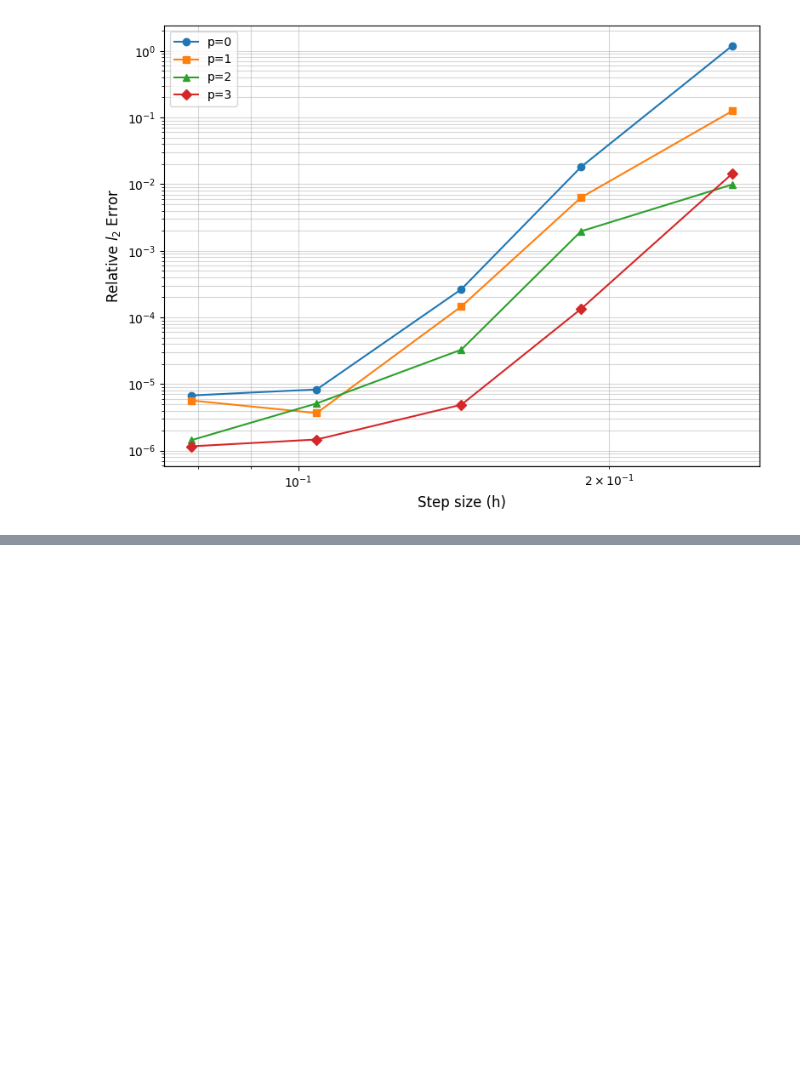
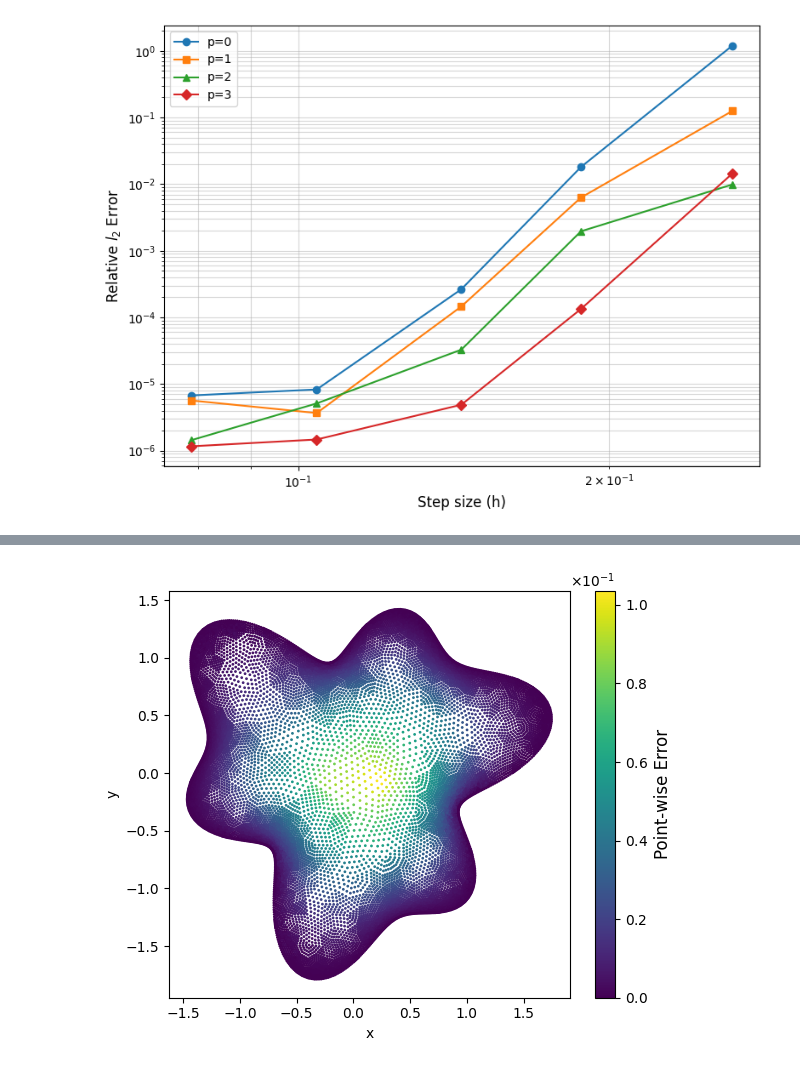
Before and after one commit to wooodswu/one_shot_by_RFM, a Jupyter notebook: mycode/rfm_nonlinear_poisson/RFM_FD_PoU_nonlinear.ipynb, the cells around one changed output, grey strips where cells are left out. Saved outputs shown, nothing was run; the diff lists cells and outputs as text; code cells hidden in the pictures; blank space fills up the shorter version.

```diff
--- a/mycode/rfm_nonlinear_poisson/RFM_FD_PoU_nonlinear.ipynb
+++ b/mycode/rfm_nonlinear_poisson/RFM_FD_PoU_nonlinear.ipynb
@@ -1916,0 +2379,98 @@ The PostScript backend does not support transparency; partially transparent arti
+# %%
+
+key = 100
+np.random.seed(key)
+torch.manual_seed(key)
+torch.cuda.manual_seed_all(key)
+
+hidden_size = 20
+Phi = PhiNet(input_size=1, hidden_size=hidden_size, output_size=1).to(device) #
+Phi.initi()
+Phi = Phi.double()
+
+# u_func = lambda x, y: x * np.cos(y)
+# f_func = lambda x, y: 0 * np.cos(y) + x * np.cos(y)
+# g_func = lambda x, y: x * np.cos(y)
+# #===========================================================
+# #==================== Evaluate points Y ====================
+# #===========================================================
+data = loadmat('./data/mydata_100_pdetool_15689.mat') # sigma2 = 0.1, l = 0.25
+
+p,f_0,u_0,f_new,u_new, index_in,index_bc = data['p'],data['f_0'],data['u_0'],data['F'],data['U'],data['in'],data['bc']  # sigma = 1, l = 0.25
+index_in, index_bc = (index_in - 1).reshape(-1),(index_bc - 1).reshape(-1) # matlab to python index
+# print(u_0.shape, f_0.shape, p.shape,f_new.shape) # (914, 1) (914, 1)
+torchdtype = torch.float64
+Y = p
+M = Y.shape[0]
+M2 = index_bc.shape[0]# 生成样本点已经给定
+M1 = M - M2
+# # print(index_in.shape, index_bc.shape)
+testnum = 0
+Yin,Yb = Y[index_in,:],Y[index_bc,:] # interior and boundary points
+Y = np.concatenate([Yin,Yb],axis=0)
+f_func = f_new[index_in,testnum]
+g_func = u_new[index_bc,testnum]
+order = 3
+K = 150
+reg = 1e-14
+u_true = u_new[:,testnum]
+u_true = np.concatenate([u_true[index_in,None],u_true[index_bc,None]],axis=0)
+# #===========================================================
+# #==================== Source points X ====================
+# #===========================================================
+
+N_patch_grid = 5
+N_local_per_patch = 200
+N_boundary = 400
+R_ptch = 0.8
+mode = "c-rbf-pum"
+# generate points
+X_inner, X_boundary, _, _ , _ = generator_points_star(
+N_patch_grid, N_local_per_patch, N_boundary, R_ptch, mode)
+print(f"X_inner.shape: {X_inner.shape[0]}, X_boundary.shape:{X_boundary.shape[0]}")
+X = np.vstack([X_inner, X_boundary])
+
+C, R, info = generate_patches_star_2d(X,target_n=100,delta=0.2,safety=1.2,margin=0.05,max_iter=10)
+ptch = {
+    "C": C,
+    "R": R
+}
+# # ===========================================================
+newton_opt={"maxiter": 20, "tol": 1e-13, "damping": 1e-12, "linearstep": 1}
+
+if order == 0:
+    UY,LI,Lx,Ly,L = rfm_fd_pou_solve_nonlinear_poisson(ptch, X, Yin, Yb, f_func, g_func, Phi, reg, newton_opt)
+else:
+    UY,LI,Lx,Ly,L = rfm_fd_pou_poly_solve_nonlinear_poisson(ptch, X, Yin, Yb, f_func, g_func, Phi, reg, order, newton_opt)
+
+print("p = ", order, "u_true.shape: ",u_true.shape)
+error = np.abs(UY - u_true)#/np.abs(u_true + 1e-6)
+print(error.max().item())
+print(error[M1:,:].max().item())
+
+print(f'L infity error in u: {error.max().item():.3e}')
+error_u = np.linalg.norm(UY - u_true, 2) / np.linalg.norm(u_true, 2)
+print(f'Relative L2 error in u: {error_u.item():.3e}')
+
+import matplotlib.ticker as ticker
+plt.figure(figsize=(6,5))
+sc = plt.scatter(Y[:,0], Y[:,1], c=np.abs(UY - u_true), cmap='viridis', s=1)
+cbar = plt.colorbar(sc)
+cbar.set_label('Point-wise Error', fontsize=12)
+formatter = ticker.ScalarFormatter(useMathText=True)
+formatter.set_scientific(True)
+formatter.set_powerlimits((0, 0))
+cbar.ax.yaxis.set_major_formatter(formatter)
+# plt.title(f'Augmented RFM-FD Point-wise Error (p = {order})')
+plt.xlabel('x')
+plt.ylabel('y')
+plt.tight_layout()
+# plt.savefig(f'./result/p={order}_error_xcos_operator.eps', bbox_inches='tight')
+plt.show()
+
+## |Y| \noneq |X|, k = 150
+## order = 0, reg = 1e-
+## order = 1, reg = 1e-
+## order = 2, reg = 1e-14 (%) > 1e-13(%) > 1e-12(%) >1e-15
+## order = 3, reg = 1e-14.(2.091%) < 1e-13(2.108%) > 1e-12(2.202%) > 1e-15(>:better)
+# %% [output]
@@ -1916,0 +2494 @@ The PostScript backend does not support transparency; partially transparent arti
+[figure, added]
```
Also changed, not shown: parts of 12 cells of this notebook, 6 other files.
